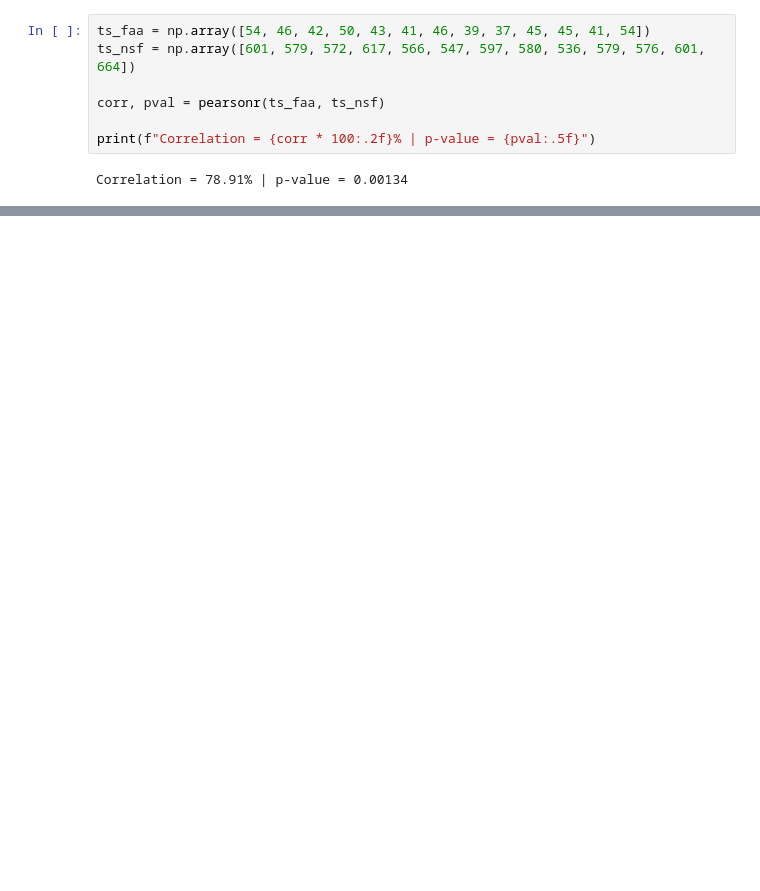
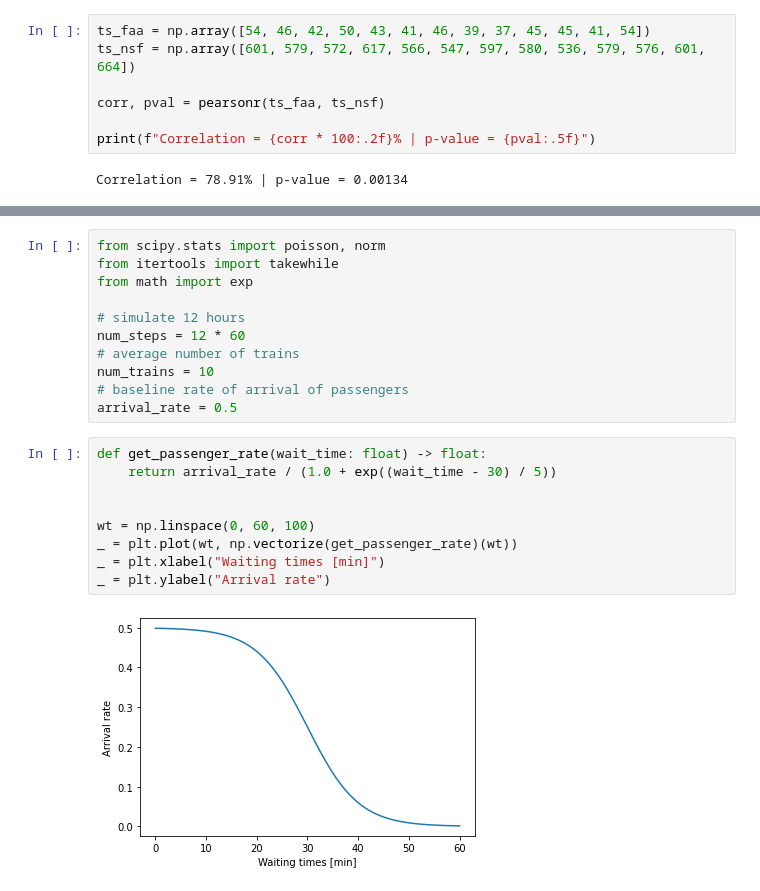
Before and after one commit to gmermoud/outreach, a Jupyter notebook: spurious-correlations.ipynb, the cells around one changed output, grey strips where cells are left out. Saved outputs shown, nothing was run; the diff lists cells and outputs as text; blank space fills up the shorter version.

```diff
--- a/spurious-correlations.ipynb
+++ b/spurious-correlations.ipynb
@@ -73,0 +104,22 @@ _ = plt.title("Histogram of correlation coefficients")
+# %%
+from scipy.stats import poisson, norm
+from itertools import takewhile
+from math import exp
+
+# simulate 12 hours
+num_steps = 12 * 60
+# average number of trains
+num_trains = 10
+# baseline rate of arrival of passengers
+arrival_rate = 0.5
+# %%
+def get_passenger_rate(wait_time: float) -> float:
+    return arrival_rate / (1.0 + exp((wait_time - 30) / 5))
+
+
+wt = np.linspace(0, 60, 100)
+_ = plt.plot(wt, np.vectorize(get_passenger_rate)(wt))
+_ = plt.xlabel("Waiting times [min]")
+_ = plt.ylabel("Arrival rate")
+# %% [output]
+[figure, added]
```
Also changed, not shown: parts of 17 cells of this notebook.
